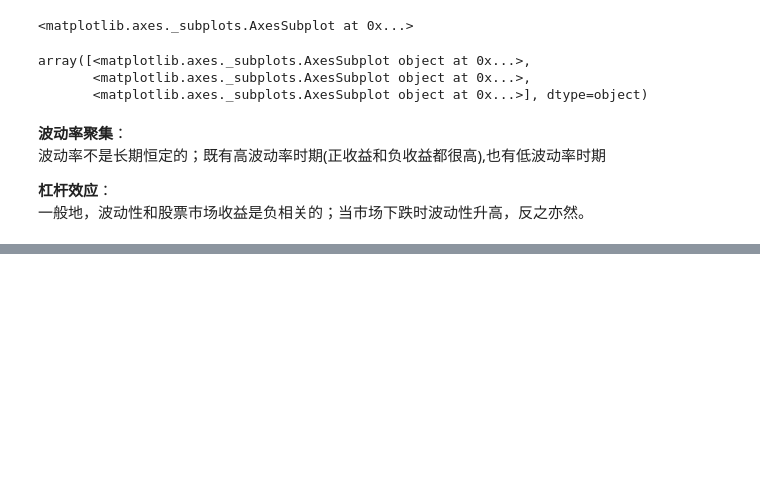
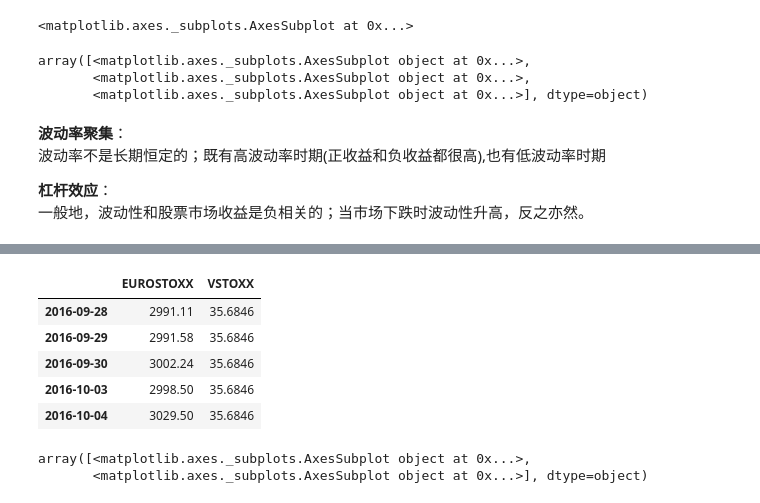
Before and after one commit to SynMind/MyStudy, a Jupyter notebook: content/pandas.ipynb, the cells around one changed output, grey strips where cells are left out. Drawn from its saved outputs; the diff is of its cells as text; code cells hidden in the pictures; blank space fills up the shorter version.

```diff
--- a/content/pandas.ipynb
+++ b/content/pandas.ipynb
@@ -916,0 +1030,4 @@ URLError: <urlopen error [WinError 10061] 由于目标计算机积极拒绝，
+# %%
+vs = pd.read_csv('./data/vs.txt', index_col=0, header=2,
+                 parse_dates=True, dayfirst=True)
+vs.info()
@@ -916,0 +1301,6 @@ URLError: <urlopen error [WinError 10061] 由于目标计算机积极拒绝，
+# %%
+import datetime as dt
+data = pd.DataFrame({'EUROSTOXX' :
+                     es['SX5E'][es.index > dt.datetime(1999, 1, 1)]})
+data = data.join(pd.DataFrame({'VSTOXX' :
+                     vs['V2TX'][vs.index > dt.datetime(1999, 1, 1)]}))
@@ -916,0 +1309,4 @@ URLError: <urlopen error [WinError 10061] 由于目标计算机积极拒绝，
+# %%
+data = data.fillna(method = 'ffill')
+
+data.info()
@@ -916,0 +1321,16 @@ URLError: <urlopen error [WinError 10061] 由于目标计算机积极拒绝，
+# %%
+data.tail()
+# %% [output]
+|  | EUROSTOXX | VSTOXX |
+| 2016-09-28 | 2991.11 | 35.6846 |
+| 2016-09-29 | 2991.58 | 35.6846 |
+| 2016-09-30 | 3002.24 | 35.6846 |
+| 2016-10-03 | 2998.50 | 35.6846 |
+| 2016-10-04 | 3029.50 | 35.6846 |
+# %%
+data.plot(subplots=True, grid=True, style='b', figsize=(8, 6))
+# tag: es50_vs
+# title: The EURO STOXX 50 Index and the VSTOXX volatility index
+# %% [output]
+array([<matplotlib.axes._subplots.AxesSubplot object at 0x...>,
+       <matplotlib.axes._subplots.AxesSubplot object at 0x...>], dtype=object)
```
Also changed, not shown: parts of 47 cells of this notebook, 5 other files.
